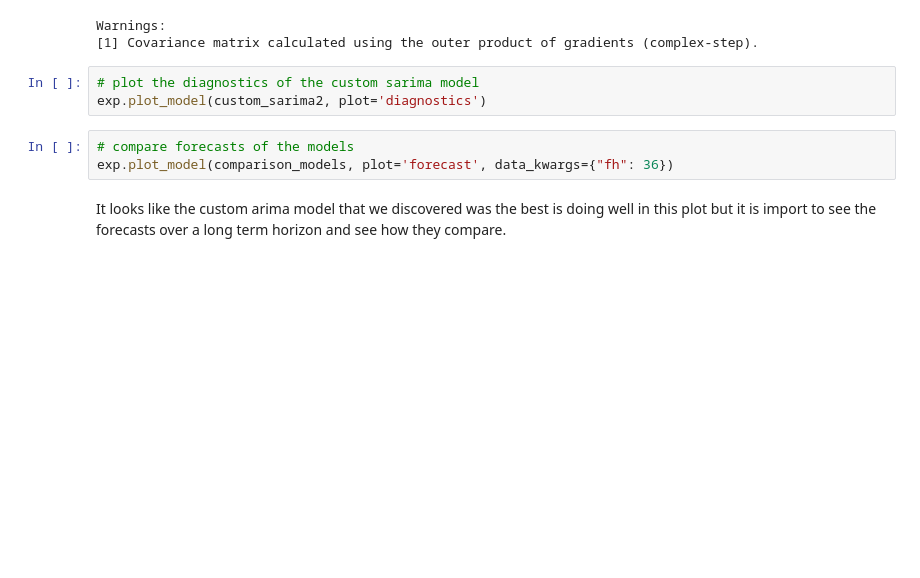
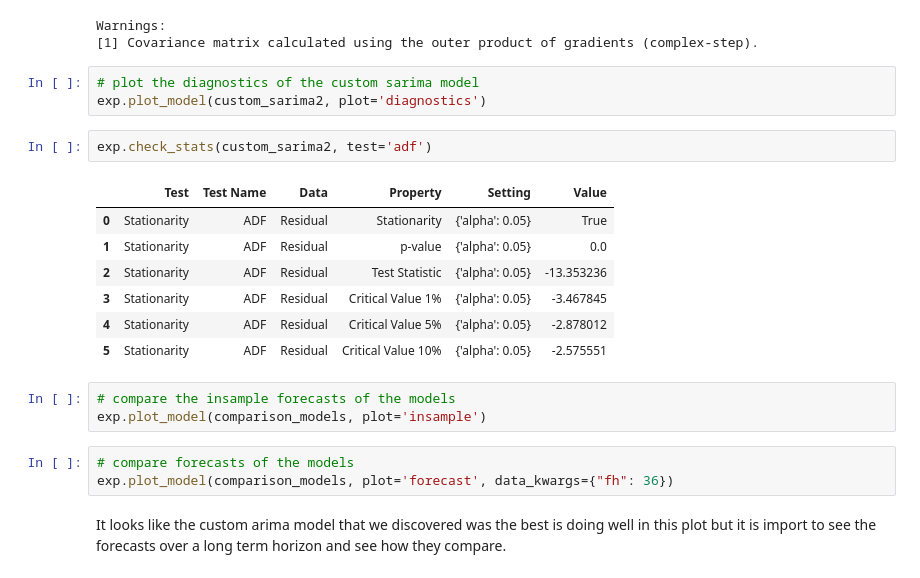
Before and after one commit to claytonshaw/Portfolio, a Jupyter notebook: Deep Forecasting/HW4- ARIMA and SARIMA.ipynb, the cells around one changed output. Drawn from its saved outputs; the diff is of its cells as text; blank space fills up the shorter version.

```diff
--- a/Deep Forecasting/HW4- ARIMA and SARIMA.ipynb
+++ b/Deep Forecasting/HW4- ARIMA and SARIMA.ipynb
@@ -230,6 +242,19 @@ Warnings:
 # %%
 # plot the diagnostics of the custom sarima model
 exp.plot_model(custom_sarima2, plot='diagnostics')
+# %%
+exp.check_stats(custom_sarima2, test='adf')
+# %% [output]
+|  | Test | Test Name | Data | Property | Setting | Value |
+| 0 | Stationarity | ADF | Residual | Stationarity | {'alpha': 0.05} | True |
+| 1 | Stationarity | ADF | Residual | p-value | {'alpha': 0.05} | 0.0 |
+| 2 | Stationarity | ADF | Residual | Test Statistic | {'alpha': 0.05} | -13.353236 |
+| 3 | Stationarity | ADF | Residual | Critical Value 1% | {'alpha': 0.05} | -3.467845 |
+| 4 | Stationarity | ADF | Residual | Critical Value 5% | {'alpha': 0.05} | -2.878012 |
+| 5 | Stationarity | ADF | Residual | Critical Value 10% | {'alpha': 0.05} | -2.575551 |
+# %%
+# compare the insample forecasts of the models
+exp.plot_model(comparison_models, plot='insample')
 # %%
 # compare forecasts of the models
 exp.plot_model(comparison_models, plot='forecast', data_kwargs={"fh": 36})
```
Also changed, not shown: parts of 18 cells of this notebook.
